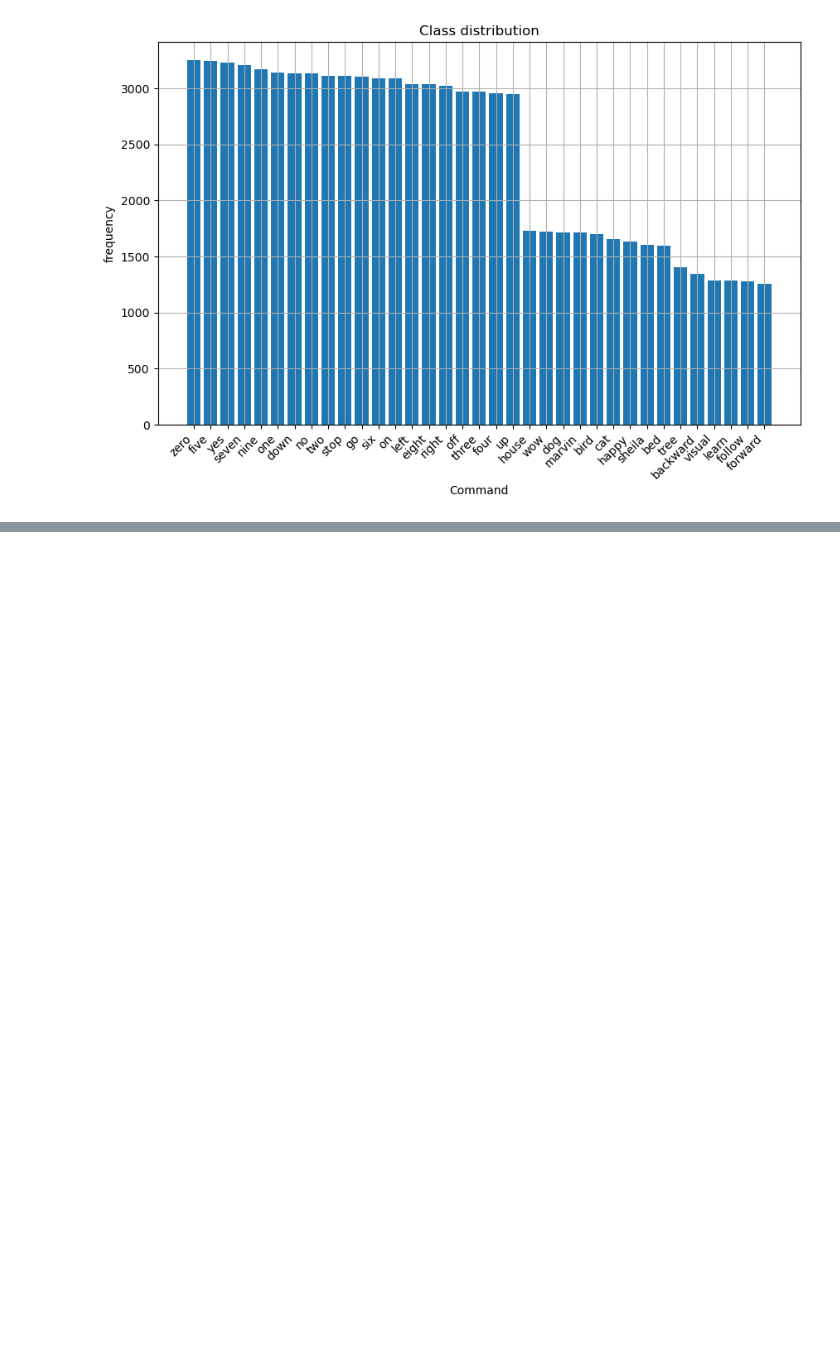
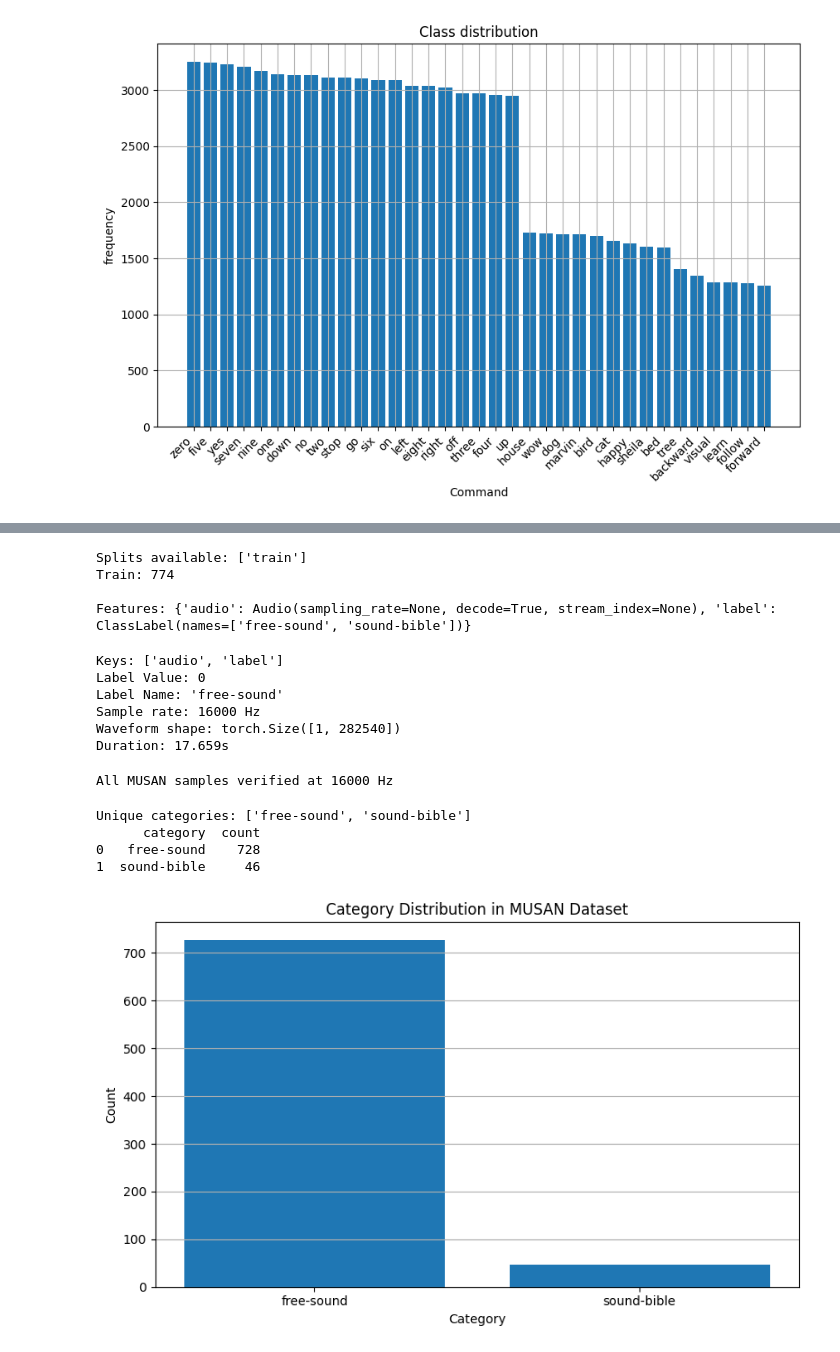
Before and after one commit to tksluangrath/ds6050-audio-projects, a Jupyter notebook: importingdata.ipynb, the cells around one changed output, grey strips where cells are left out. Saved outputs shown, nothing was run; the diff lists cells and outputs as text; code cells hidden in the pictures; blank space fills up the shorter version.

```diff
--- a/importingdata.ipynb
+++ b/importingdata.ipynb
@@ -137,0 +135,3 @@ Label: left | Speaker: 779de043 | Utterance: 1
+# %%
+# Load MUSAN dataset
+ds = load_dataset("FluidInference/musan")
@@ -137,0 +141,77 @@ Label: left | Speaker: 779de043 | Utterance: 1
+# %%
+print(f"Splits available: {list(ds.keys())}")
+print(f"Train: {len(ds['train'])}")
+print(f"\nFeatures: {ds['train'].features}")
+# %% [output]
+Splits available: ['train']
+Train: 774
+
+Features: {'audio': Audio(sampling_rate=None, decode=True, stream_index=None), 'label': ClassLabel(names=['free-sound', 'sound-bible'])}
+# %%
+# Inspect a single sample
+sample = ds["train"][0]
+
+print(f"Keys: {list(sample.keys())}")
+
+# Accessing the label value and its corresponding name
+label_value = sample['label']
+label_name = ds["train"].features["label"].names[label_value]
+
+print(f"Label Value: {label_value}")
+print(f"Label Name: '{label_name}'")
+print(f"Sample rate: {sample['audio']['sampling_rate']} Hz")
+
+waveform = torch.tensor(sample["audio"]["array"]).unsqueeze(0).float()
+sample_rate = sample["audio"]["sampling_rate"]
+
+print(f"Waveform shape: {waveform.shape}")
+print(f"Duration: {waveform.shape[1] / sample_rate:.3f}s")
+# %% [output]
+Keys: ['audio', 'label']
+Label Value: 0
+Label Name: 'free-sound'
+Sample rate: 16000 Hz
+Waveform shape: torch.Size([1, 282540])
+Duration: 17.659s
+# %%
+# Sample rate distribution
+sr_df = pd.DataFrame(
+    [ds["train"][i]["audio"]["sampling_rate"] for i in range(min(200, len(ds["train"])))],
+    columns=["sample_rate"]
+)
+
+assert sr_df["sample_rate"].nunique() == 1, "Not all MUSAN sample rates are equal!"
+print(f"All MUSAN samples verified at {sr_df['sample_rate'].iloc[0]} Hz")
+# %% [output]
+All MUSAN samples verified at 16000 Hz
+# %%
+# Category distribution
+category_df = pd.DataFrame(
+    [ds["train"].features["label"].names[ds["train"][i]["label"]] for i in range(len(ds["train"]))],
+    columns=["category"]
+)
+
+unique_categories = sorted(set(category_df["category"]))
+print(f"Unique categories: {unique_categories}")
+
+value_counts = category_df["category"].value_counts().reset_index()
+value_counts.columns = ["category", "count"]
+
+print(value_counts)
+# %% [output]
+Unique categories: ['free-sound', 'sound-bible']
+      category  count
+0   free-sound    728
+1  sound-bible     46
+# %%
+# Category distribution bar chart
+fig, ax = plt.subplots(figsize=(8, 5))
+ax.bar(value_counts["category"], value_counts["count"])
+ax.set_xlabel("Category")
+ax.set_ylabel("Count")
+ax.set_title("Category Distribution in MUSAN Dataset")
+ax.grid(axis='y')
+plt.tight_layout()
+plt.show()
+# %% [output]
+[figure, added]
```
Also changed, not shown: parts of 12 cells of this notebook.
